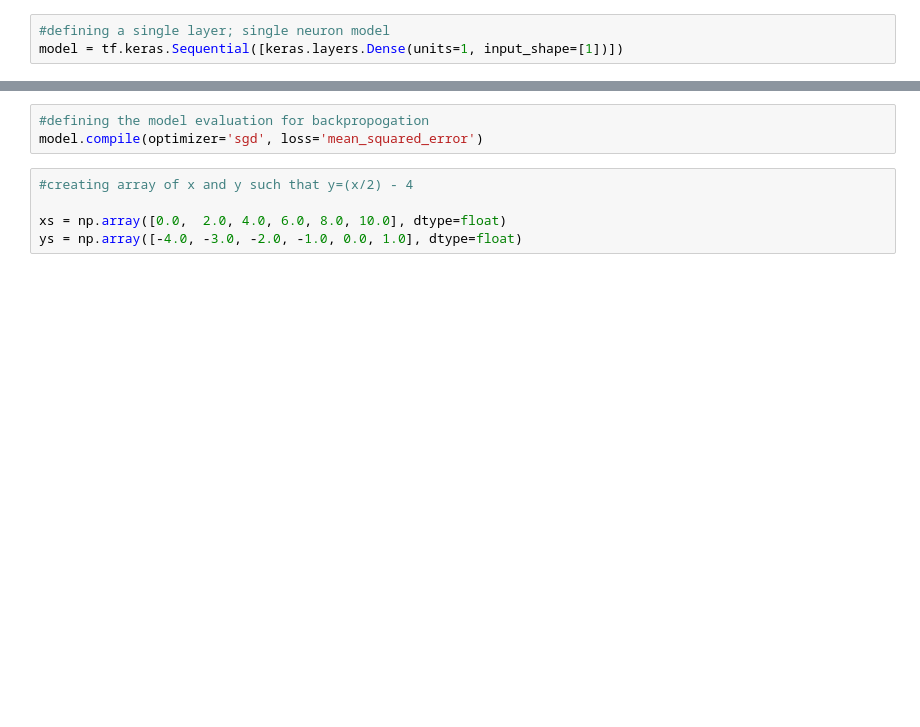
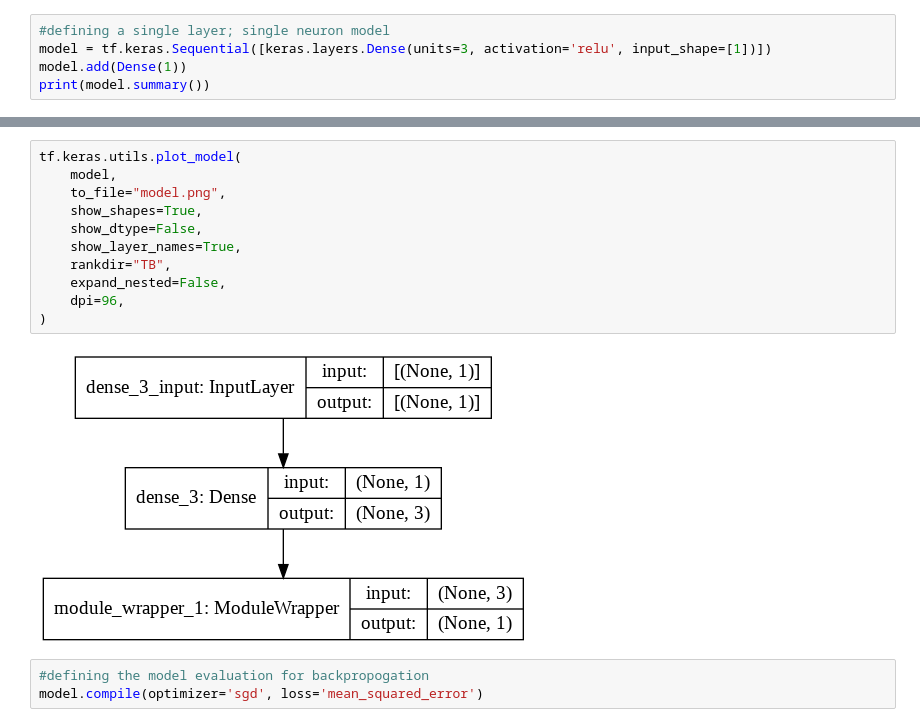
Before and after one commit to vedantbahel/Deep-Learning, a Jupyter notebook: Basic/00_Perceptron.ipynb, the cells around one changed output, grey strips where cells are left out. Saved outputs shown, nothing was run; the diff lists cells and outputs as text; blank space fills up the shorter version.

```diff
--- a/Basic/00_Perceptron.ipynb
+++ b/Basic/00_Perceptron.ipynb
@@ -8,3 +15,5 @@ from tensorflow import keras
 # %%
 #defining a single layer; single neuron model
-model = tf.keras.Sequential([keras.layers.Dense(units=1, input_shape=[1])])
+model = tf.keras.Sequential([keras.layers.Dense(units=3, activation='relu', input_shape=[1])])
+model.add(Dense(1))
+print(model.summary())
@@ -11,11 +34,19 @@ model = tf.keras.Sequential([keras.layers.Dense(units=1, input_shape=[1])])
+# %%
+tf.keras.utils.plot_model(
+    model,
+    to_file="model.png",
+    show_shapes=True,
+    show_dtype=False,
+    show_layer_names=True,
+    rankdir="TB",
+    expand_nested=False,
+    dpi=96,
+)
+# %% [output]
+[figure, added]
 # %%
 #defining the model evaluation for backpropogation
 model.compile(optimizer='sgd', loss='mean_squared_error')
-# %%
-#creating array of x and y such that y=(x/2) - 4
-
-xs = np.array([0.0,  2.0, 4.0, 6.0, 8.0, 10.0], dtype=float)
-ys = np.array([-4.0, -3.0, -2.0, -1.0, 0.0, 1.0], dtype=float)
 # %%
 #taraining the model with iterations (No. of front & back propogation)
 model.fit(xs, ys, epochs=700)
```
Also changed, not shown: parts of 6 cells of this notebook.
